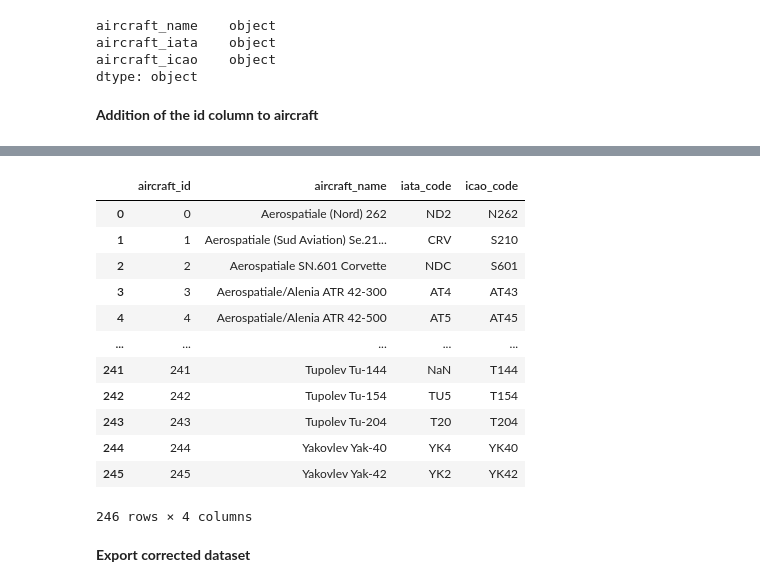
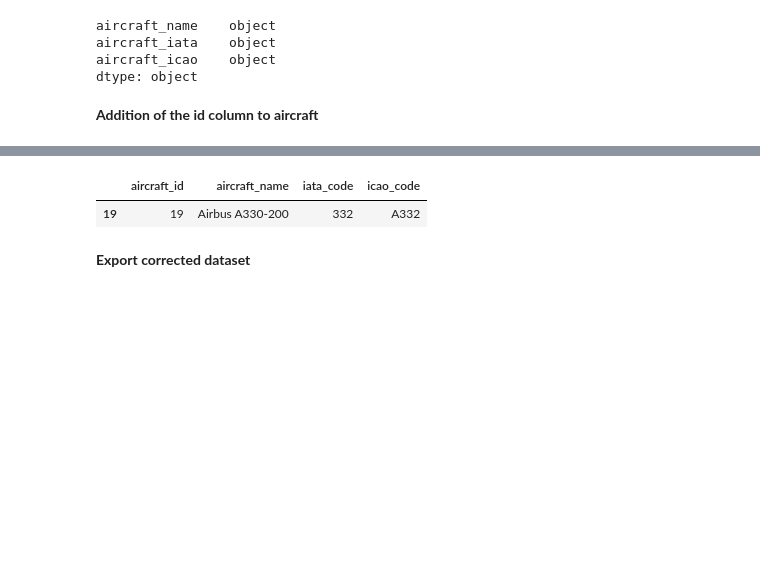
Before and after one commit to hadri96/Travel_agency_database, a Jupyter notebook: Datasets_exploration.ipynb, the cells around one changed output, grey strips where cells are left out. Drawn from its saved outputs; the diff is of its cells as text; code cells hidden in the pictures; blank space fills up the shorter version.

```diff
--- a/Datasets_exploration.ipynb
+++ b/Datasets_exploration.ipynb
@@ -132,23 +127,12 @@ aircrafts_df
 # %%
 aircrafts_df.columns = ['aircraft_name', 'iata_code', 'icao_code', 'aircraft_id']
 
 aircrafts_df = aircrafts_df[['aircraft_id', 'aircraft_name', 'iata_code', 'icao_code']]
 
-aircrafts_df
+aircrafts_df[aircrafts_df['icao_code'] == 'A332']
 # %% [output]
 |  | aircraft_id | aircraft_name | iata_code | icao_code |
-| 0 | 0 | Aerospatiale (Nord) 262 | ND2 | N262 |
-| 1 | 1 | Aerospatiale (Sud Aviation) Se.21... | CRV | S210 |
-| 2 | 2 | Aerospatiale SN.601 Corvette | NDC | S601 |
-| 3 | 3 | Aerospatiale/Alenia ATR 42-300 | AT4 | AT43 |
-| 4 | 4 | Aerospatiale/Alenia ATR 42-500 | AT5 | AT45 |
-| ... | ... | ... | ... | ... |
-| 241 | 241 | Tupolev Tu-144 | NaN | T144 |
-| 242 | 242 | Tupolev Tu-154 | TU5 | T154 |
-| 243 | 243 | Tupolev Tu-204 | T20 | T204 |
-| 244 | 244 | Yakovlev Yak-40 | YK4 | YK40 |
-| 245 | 245 | Yakovlev Yak-42 | YK2 | YK42 |
+| 19 | 19 | Airbus A330-200 | 332 | A332 |
-246 rows × 4 columns
 # %% [markdown]
 **Export corrected dataset**
 # %%
```
Also changed, not shown: parts of 30 cells of this notebook.
